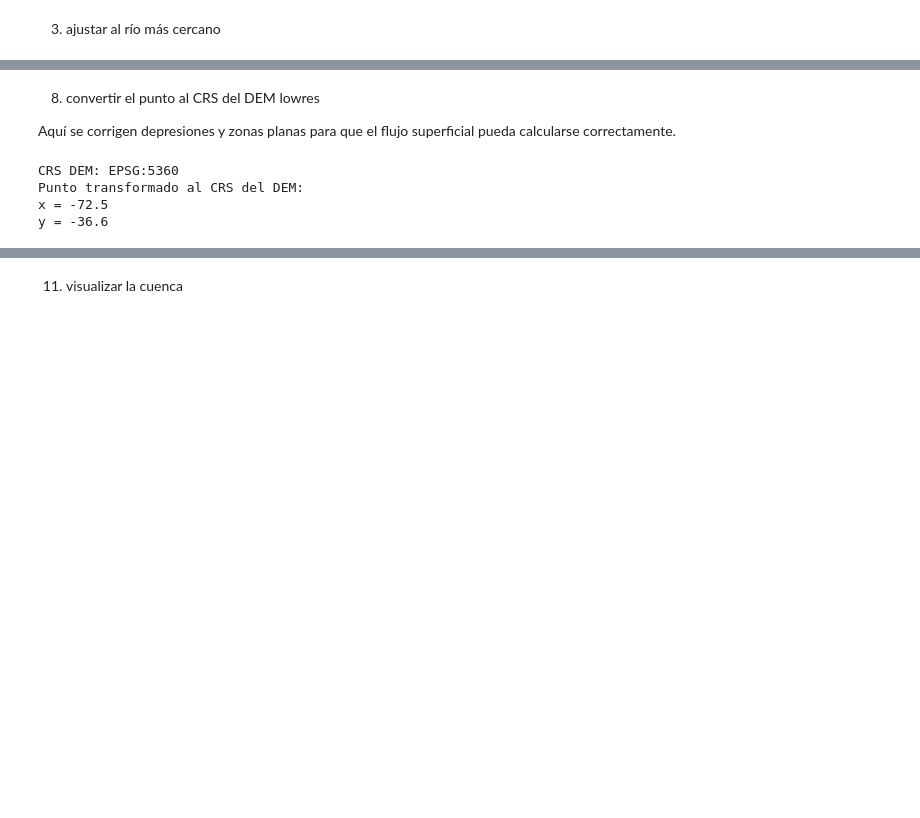
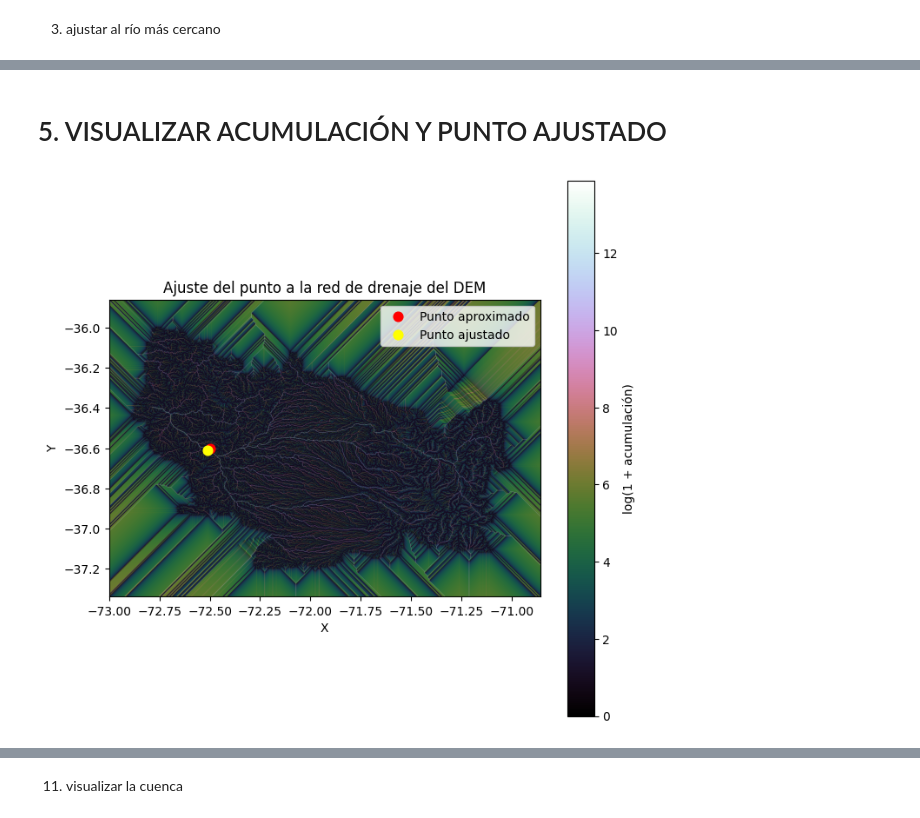
Before and after one commit to paulmunozpauta/Hidrology_Course, a Jupyter notebook: 01_Delimitacion_cuenca.ipynb, the cells around one changed output, grey strips where cells are left out. Saved outputs shown, nothing was run; the diff lists cells and outputs as text; code cells hidden in the pictures; blank space fills up the shorter version.

```diff
--- a/01_Delimitacion_cuenca.ipynb
+++ b/01_Delimitacion_cuenca.ipynb
@@ -258,21 +319,24 @@ DataSourceError: Data/Cortado_clases/Hidrografía_XVI_Nuble.shp: No such file or
 # %% [markdown]
-8) convertir el punto al CRS del DEM lowres
-
-Aquí se corrigen depresiones y zonas planas para que el flujo superficial pueda calcularse correctamente.
+# 5. VISUALIZAR ACUMULACIÓN Y PUNTO AJUSTADO
 # %%
-with rasterio.open(dem_lowres_path) as src:
-    print("CRS DEM:", src.crs)
+fig, ax = plt.subplots(figsize=(8, 8))
 
-    x_out, y_out = transform("EPSG:4326", src.crs, [outlet_lon], [outlet_lat])
-    x_out = x_out[0]
-    y_out = y_out[0]
+im = ax.imshow(
+    np.log1p(acc),
+    extent=grid.extent,
+    cmap="cubehelix"
+)
 
-print("Punto transformado al CRS del DEM:")
-print("x =", x_out)
-print("y =", y_out)
+ax.scatter(x_out, y_out, s=60, c="red", label="Punto aproximado")
+ax.scatter(snapped_x, snapped_y, s=60, c="yellow", label="Punto ajustado")
+
+ax.set_title("Ajuste del punto a la red de drenaje del DEM")
+ax.set_xlabel("X")
+ax.set_ylabel("Y")
+ax.legend()
+
+plt.colorbar(im, ax=ax, label="log(1 + acumulación)")
+plt.show()
 # %% [output]
-CRS DEM: EPSG:5360
-Punto transformado al CRS del DEM:
-x = -72.5
-y = -36.6
+[figure, added]
 # %% [markdown]
```
Also changed, not shown: parts of 26 cells of this notebook.
